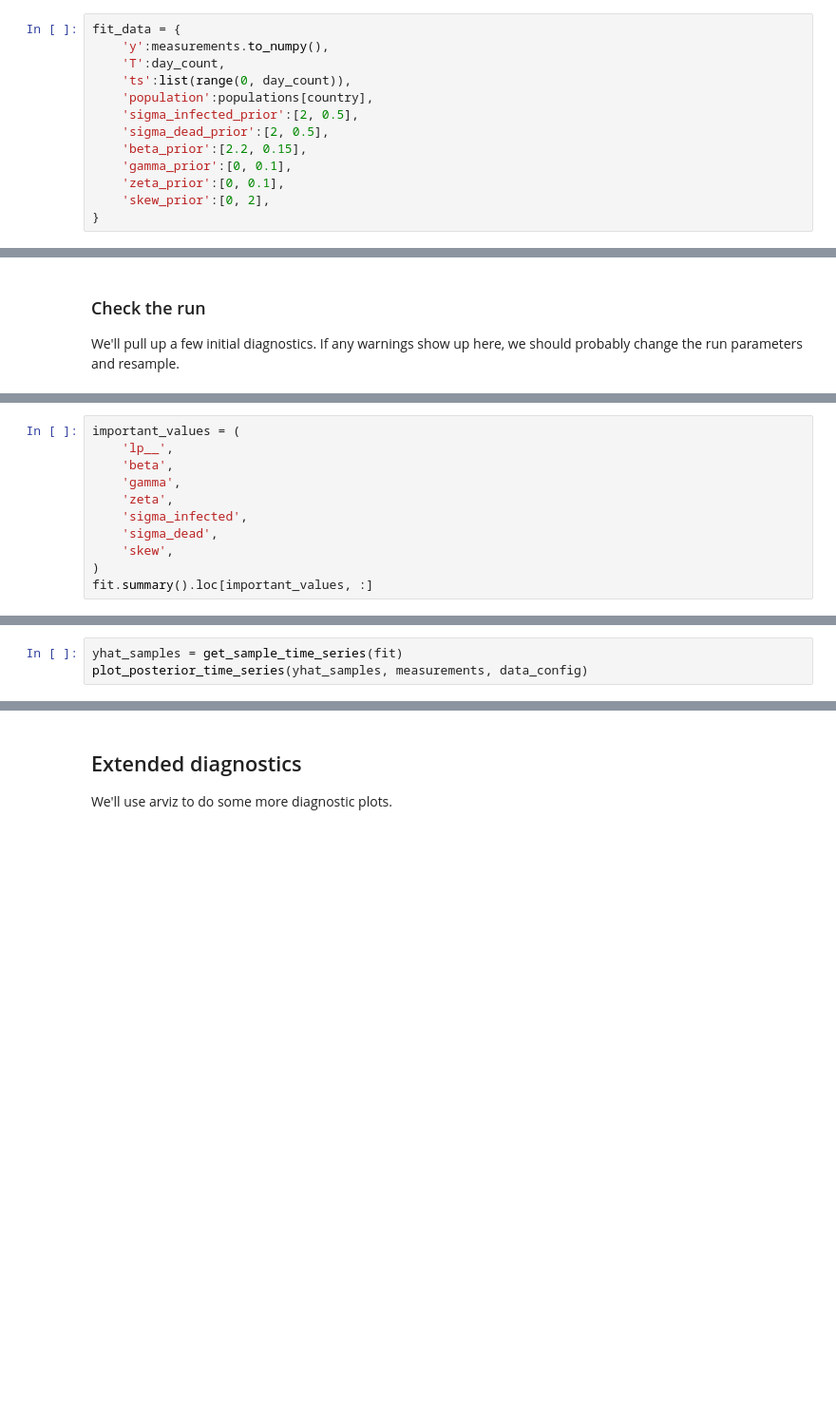
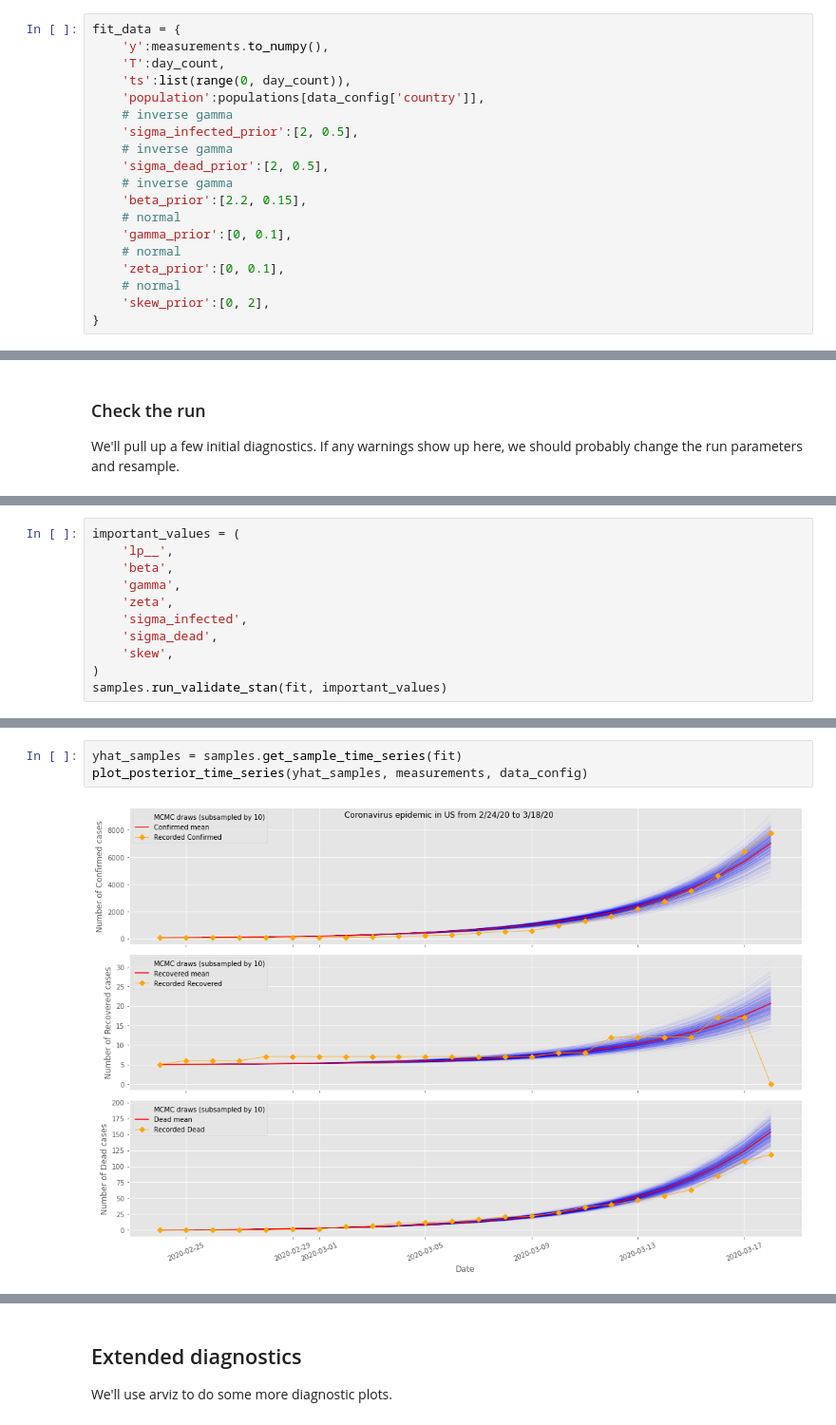
Before and after one commit to peddie/covid19-modelling, a Jupyter notebook: Covid19 MCMC analysis.ipynb, the cells around one changed output, grey strips where cells are left out. Shown at 95% size. Cells and saved outputs as stored; diff of their text form; blank space fills up the shorter version.

```diff
--- a/Covid19 MCMC analysis.ipynb
+++ b/Covid19 MCMC analysis.ipynb
@@ -240,12 +110,18 @@ fit_data = {
     'y':measurements.to_numpy(),
     'T':day_count,
     'ts':list(range(0, day_count)),
-    'population':populations[country],
+    'population':populations[data_config['country']],
+    # inverse gamma
     'sigma_infected_prior':[2, 0.5],
+    # inverse gamma
     'sigma_dead_prior':[2, 0.5],
+    # inverse gamma
     'beta_prior':[2.2, 0.15],
+    # normal
     'gamma_prior':[0, 0.1],
+    # normal
     'zeta_prior':[0, 0.1],
+    # normal
     'skew_prior':[0, 2],
 }
 # %% [markdown]
@@ -298,4 +175,4 @@ important_values = (
     'sigma_dead',
     'skew',
 )
-fit.summary().loc[important_values, :]
+samples.run_validate_stan(fit, important_values)
@@ -302,3 +209,5 @@ fit.summary().loc[important_values, :]
 # %%
-yhat_samples = get_sample_time_series(fit)
+yhat_samples = samples.get_sample_time_series(fit)
 plot_posterior_time_series(yhat_samples, measurements, data_config)
+# %% [output]
+[figure, added]
```
Also changed, not shown: parts of 40 cells of this notebook, 4 other files.
